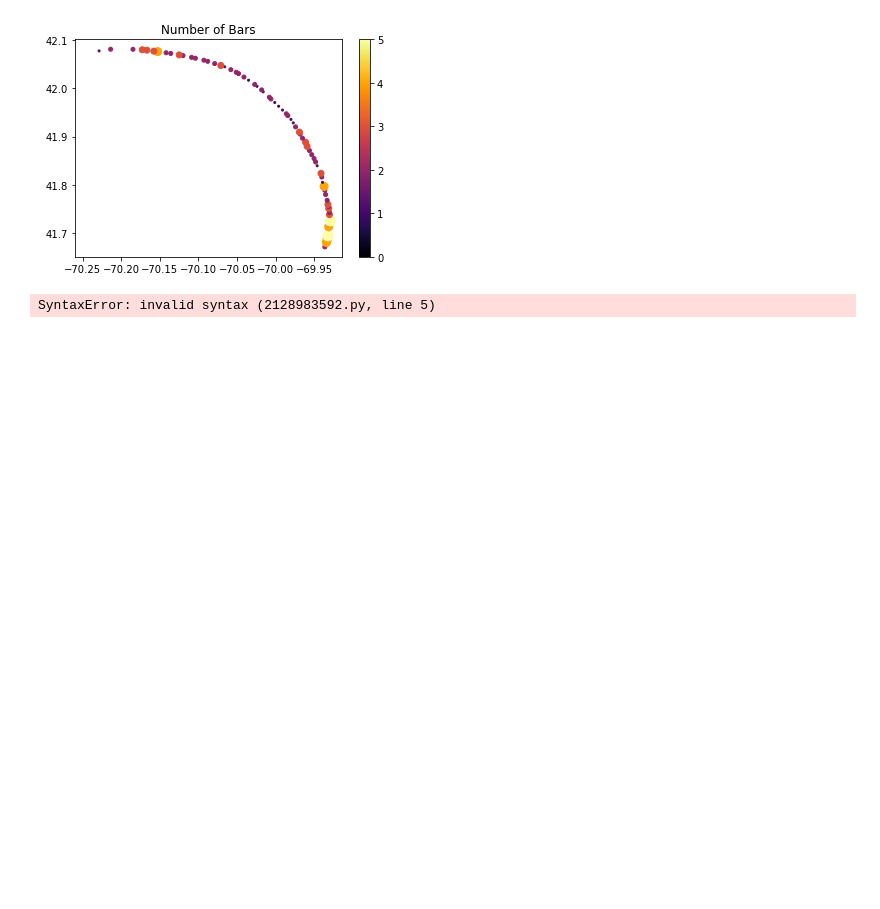
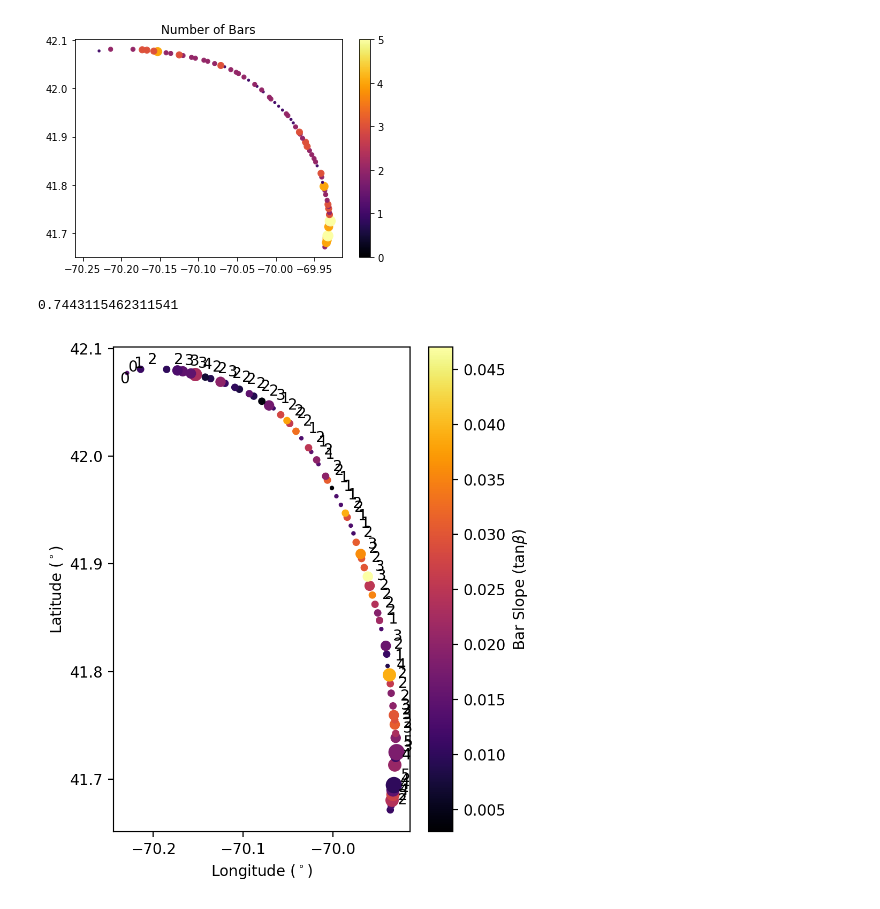
Before and after one commit to csherwood-usgs/runup, a Jupyter notebook: cc_profile_plots.ipynb, the cells around one changed output. Cells and saved outputs as stored; diff of their text form; code cells hidden in the pictures; blank space fills up the shorter version.

```diff
--- a/cc_profile_plots.ipynb
+++ b/cc_profile_plots.ipynb
@@ -223,24 +260,3 @@ plt.title('Number of Bars')
 # %% [output]
 Text(0.5, 1.0, 'Number of Bars')
 [figure]
-# %%
-bs1 = df['bs1'].values.astype('float')
-bz1 = df['bz1'].values.astype('float')
-# recalculate bar slopes for high tide
-tide = 1.12
-tz = sz +
-iz = np.where(bz1<=-1.3)
-
-print('Bar slope 1')
-stat_summary(bs1[iz], iprint=True)
-print('Bar depth 1')
-stat_summary(bz1[iz], iprint=True)
-iz = np.where(bz1<=-0.5)
-print(iz)
-plt.hist(bs1[iz],alpha=0.5)
-bs2 = df['bs2'].values.astype('float')
-plt.hist(bs2,alpha=0.5)
-bs3 = df['bs3'].values.astype('float')
-plt.hist(bs3,alpha=0.5)
-# %% [output]
-SyntaxError: invalid syntax (2128983592.py, line 5)
@@ -253,0 +263,22 @@ stat_summary(ht_slope, iprint=True)
+# %%
+# xfac is crude aspect ratio for lat/lon plot
+xfac=np.cos(41.9*np.pi/180)
+print(xfac)
+ysize = 6
+xsize = xfac*ysize
+# get rid of a few big slopes
+ok = np.argwhere(bs1<=.08)
+
+fig = plt.figure(figsize=(xsize,ysize), dpi=200)
+plt.scatter(lon[ok],lat[ok],4*nb[ok]**2,bs1[ok],cmap='inferno')
+for i, numbar in enumerate(nb):
+    plt.text(lon[i]+.008,lat[i]+.005,str(numbar))
+cbar = plt.colorbar()
+plt.xlabel(r'Longitude ($^\circ$)')
+plt.ylabel(r'Latitude ($^\circ$)')
+plt.xticks(np.arange(-70.2, -69.9,.1))
+cbar.ax.set_ylabel(r'Bar Slope (tan$\beta$)', rotation=90)
+plt.savefig("C:/crs/proj/2022_Runup/cc_bar_slope_nbars.svg", dpi=200)
+# %% [output]
+0.7443115462311541
+[figure, added]
```
Also changed, not shown: parts of 8 cells of this notebook, 2 other files.
